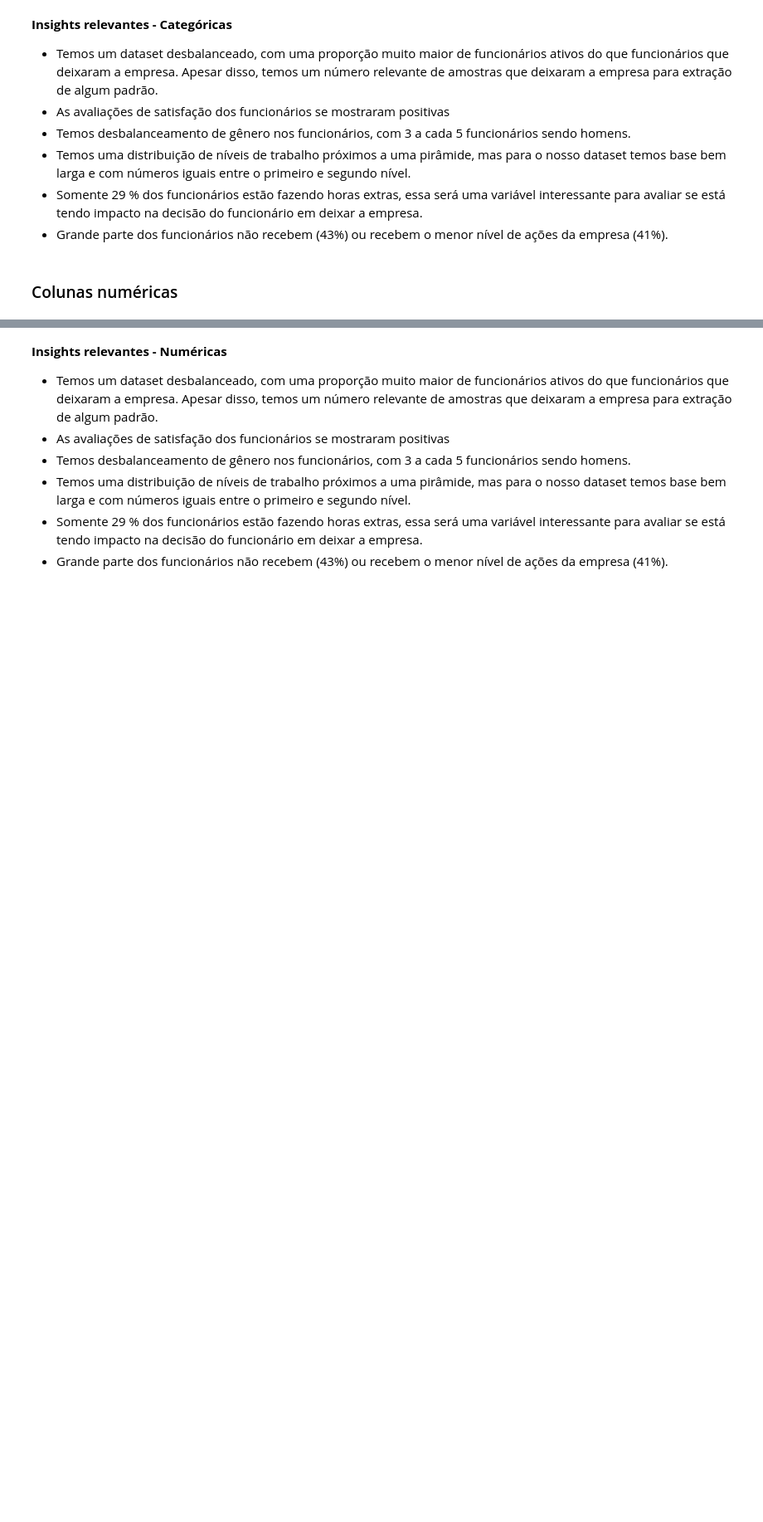
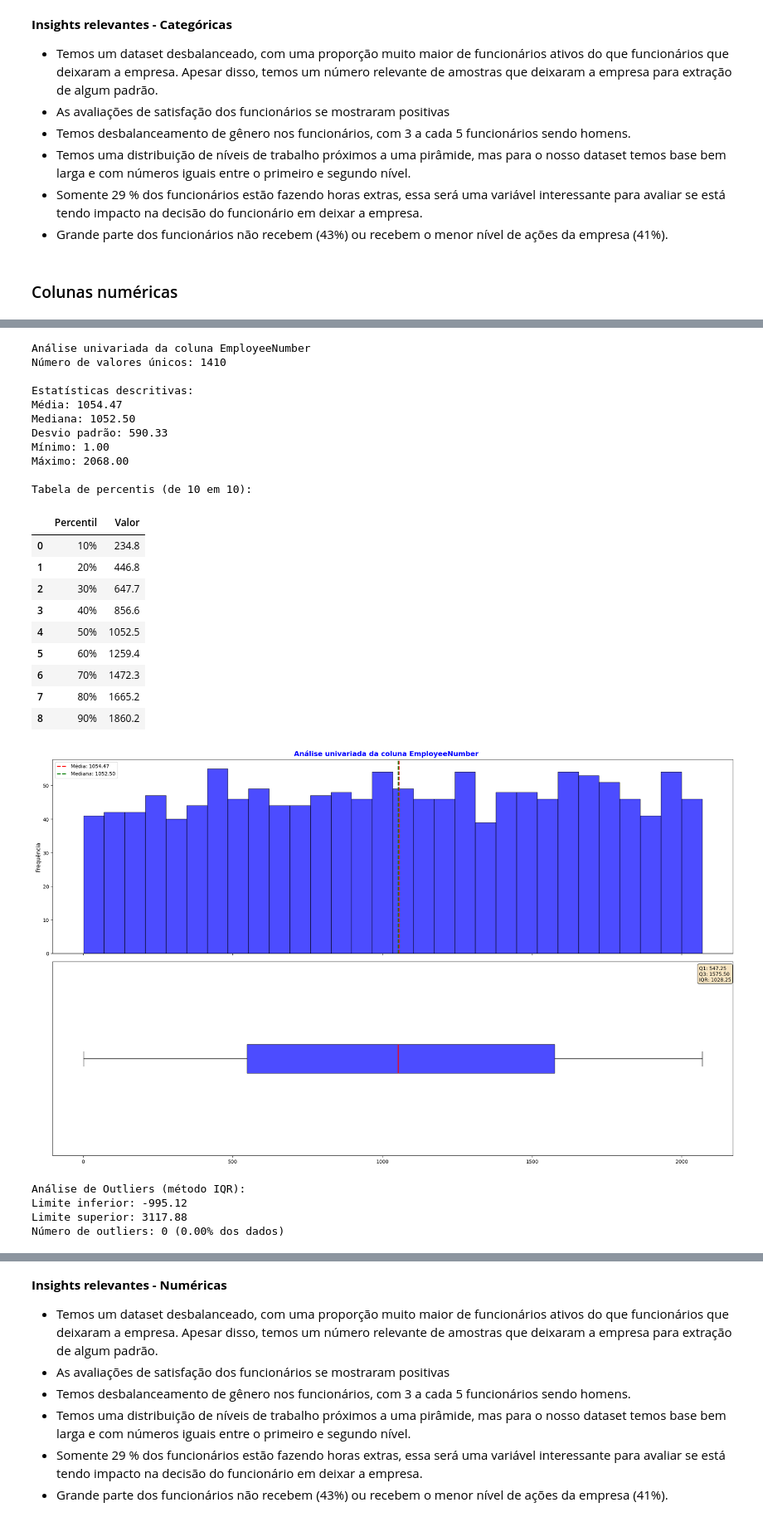
Before and after one commit to VitorMirandaAquino/pucrio-mvp-analise-dados, a Jupyter notebook: MVP_Análise_de_Dados_e_Boas_Práticas.ipynb, the cells around one changed output, grey strips where cells are left out. Shown at 83% size. Cells and saved outputs as stored; diff of their text form; code cells hidden in the pictures; blank space fills up the shorter version.

```diff
--- a/MVP_Análise_de_Dados_e_Boas_Práticas.ipynb
+++ b/MVP_Análise_de_Dados_e_Boas_Práticas.ipynb
@@ -625,0 +755,29 @@ Os funcionários geralmente dão notas medianas para o balanço entre vida socia
+# %%
+analise_univariada_numerica(df, 'EmployeeNumber')
+# %% [output]
+Análise univariada da coluna EmployeeNumber
+Número de valores únicos: 1410
+
+Estatísticas descritivas:
+Média: 1054.47
+Mediana: 1052.50
+Desvio padrão: 590.33
+Mínimo: 1.00
+Máximo: 2068.00
+
+Tabela de percentis (de 10 em 10):
+|  | Percentil | Valor |
+| 0 | 10% | 234.8 |
+| 1 | 20% | 446.8 |
+| 2 | 30% | 647.7 |
+| 3 | 40% | 856.6 |
+| 4 | 50% | 1052.5 |
+| 5 | 60% | 1259.4 |
+| 6 | 70% | 1472.3 |
+| 7 | 80% | 1665.2 |
+| 8 | 90% | 1860.2 |
+[figure, added]
+Análise de Outliers (método IQR):
+Limite inferior: -995.12
+Limite superior: 3117.88
+Número de outliers: 0 (0.00% dos dados)
```
Also changed, not shown: parts of 15 cells of this notebook.
